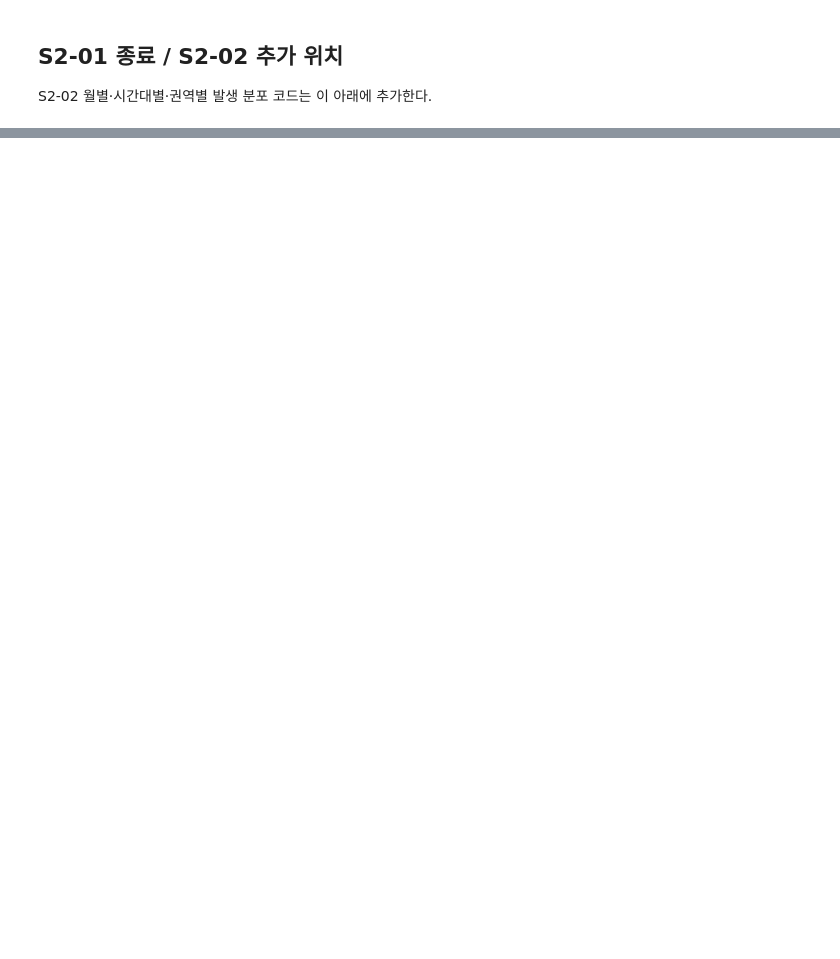
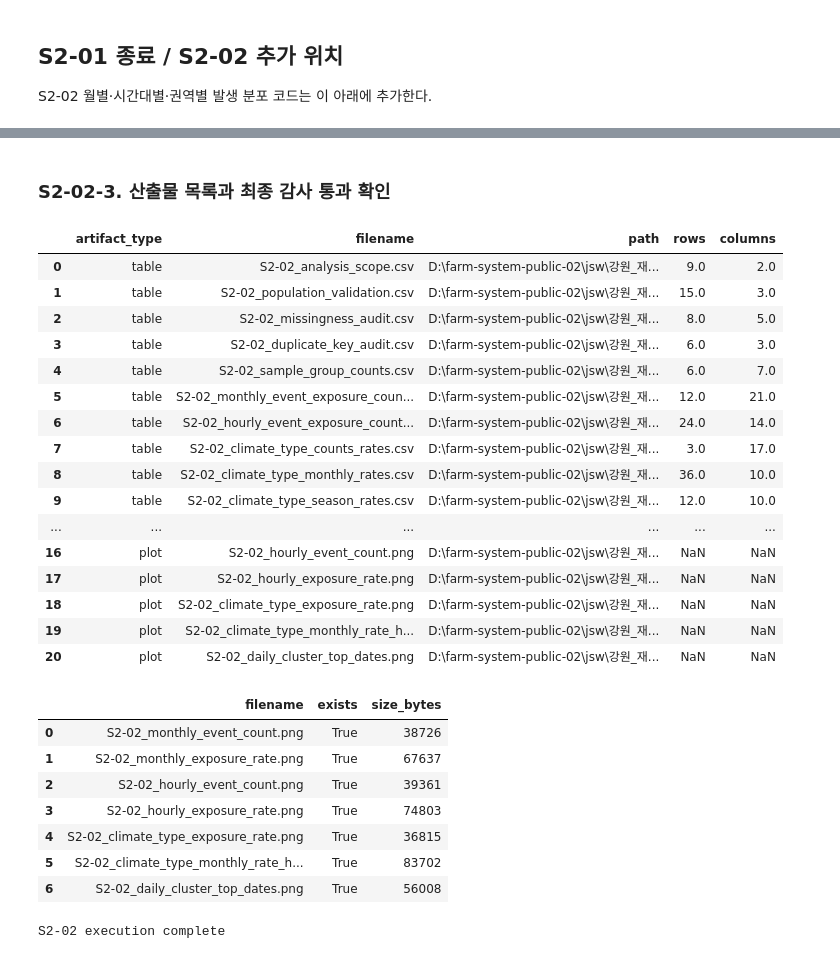
Before and after one commit to Max-JI64/farm-system-public-02, a Jupyter notebook: jsw/강원_재_EDA/Step2_강원도_산불발생_날씨지수_대조군재분석.ipynb, the cells around one changed output, grey strips where cells are left out. Cells and saved outputs as stored; diff of their text form; code cells hidden in the pictures; blank space fills up the shorter version.

```diff
--- a/jsw/강원_재_EDA/Step2_강원도_산불발생_날씨지수_대조군재분석.ipynb
+++ b/jsw/강원_재_EDA/Step2_강원도_산불발생_날씨지수_대조군재분석.ipynb
@@ -556,0 +1579,69 @@ S2-02 월별·시간대별·권역별 발생 분포 코드는 이 아래에 추
+# %% [markdown]
+### S2-02-3. 산출물 목록과 최종 감사 통과 확인
+# %%
+s2_02_artifact_manifest = pd.DataFrame(
+    [
+        {
+            "artifact_type": "table",
+            "filename": filename,
+            "path": str(TABLE_DIR / filename),
+            "rows": len(df),
+            "columns": len(df.columns),
+        }
+        for filename, df in {"S2-02_analysis_scope.csv": analysis_scope, **s2_02_tables}.items()
+    ]
+    + [
+        {
+            "artifact_type": "plot",
+            "filename": path.name,
+            "path": str(path),
+            "rows": np.nan,
+            "columns": np.nan,
+        }
+        for path in s2_02_plot_paths
+    ]
+)
+s2_02_artifact_manifest.to_csv(TABLE_DIR / "S2-02_artifact_manifest.csv", index=False, encoding="utf-8-sig")
+
+plot_file_audit = pd.DataFrame(
+    [
+        {"filename": path.name, "exists": path.exists(), "size_bytes": path.stat().st_size if path.exists() else 0}
+        for path in s2_02_plot_paths
+    ]
+)
+display(s2_02_artifact_manifest)
+display(plot_file_audit)
+
+assert len(s2_02_plot_paths) == 7
+assert plot_file_audit["exists"].all()
+assert (plot_file_audit["size_bytes"] > 0).all()
+assert all((TABLE_DIR / filename).exists() for filename in ["S2-02_analysis_scope.csv", *s2_02_tables.keys()])
+
+print(f"{ANALYSIS_ID} execution complete")
+# %% [output]
+|  | artifact_type | filename | path | rows | columns |
+| 0 | table | S2-02_analysis_scope.csv | D:\farm-system-public-02\jsw\강원_재... | 9.0 | 2.0 |
+| 1 | table | S2-02_population_validation.csv | D:\farm-system-public-02\jsw\강원_재... | 15.0 | 3.0 |
+| 2 | table | S2-02_missingness_audit.csv | D:\farm-system-public-02\jsw\강원_재... | 8.0 | 5.0 |
+| 3 | table | S2-02_duplicate_key_audit.csv | D:\farm-system-public-02\jsw\강원_재... | 6.0 | 3.0 |
+| 4 | table | S2-02_sample_group_counts.csv | D:\farm-system-public-02\jsw\강원_재... | 6.0 | 7.0 |
+| 5 | table | S2-02_monthly_event_exposure_coun... | D:\farm-system-public-02\jsw\강원_재... | 12.0 | 21.0 |
+| 6 | table | S2-02_hourly_event_exposure_count... | D:\farm-system-public-02\jsw\강원_재... | 24.0 | 14.0 |
+| 7 | table | S2-02_climate_type_counts_rates.csv | D:\farm-system-public-02\jsw\강원_재... | 3.0 | 17.0 |
+| 8 | table | S2-02_climate_type_monthly_rates.csv | D:\farm-system-public-02\jsw\강원_재... | 36.0 | 10.0 |
+| 9 | table | S2-02_climate_type_season_rates.csv | D:\farm-system-public-02\jsw\강원_재... | 12.0 | 10.0 |
+| ... | ... | ... | ... | ... | ... |
+| 16 | plot | S2-02_hourly_event_count.png | D:\farm-system-public-02\jsw\강원_재... | NaN | NaN |
+| 17 | plot | S2-02_hourly_exposure_rate.png | D:\farm-system-public-02\jsw\강원_재... | NaN | NaN |
+| 18 | plot | S2-02_climate_type_exposure_rate.png | D:\farm-system-public-02\jsw\강원_재... | NaN | NaN |
+| 19 | plot | S2-02_climate_type_monthly_rate_h... | D:\farm-system-public-02\jsw\강원_재... | NaN | NaN |
+| 20 | plot | S2-02_daily_cluster_top_dates.png | D:\farm-system-public-02\jsw\강원_재... | NaN | NaN |
+|  | filename | exists | size_bytes |
+| 0 | S2-02_monthly_event_count.png | True | 38726 |
+| 1 | S2-02_monthly_exposure_rate.png | True | 67637 |
+| 2 | S2-02_hourly_event_count.png | True | 39361 |
+| 3 | S2-02_hourly_exposure_rate.png | True | 74803 |
+| 4 | S2-02_climate_type_exposure_rate.png | True | 36815 |
+| 5 | S2-02_climate_type_monthly_rate_h... | True | 83702 |
+| 6 | S2-02_daily_cluster_top_dates.png | True | 56008 |
+S2-02 execution complete
```
Also changed, not shown: parts of 12 cells of this notebook, 24 other files.
